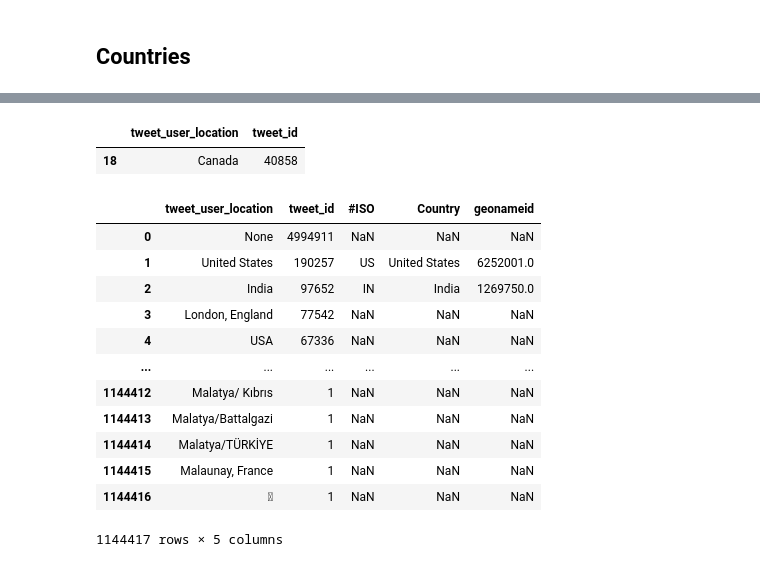
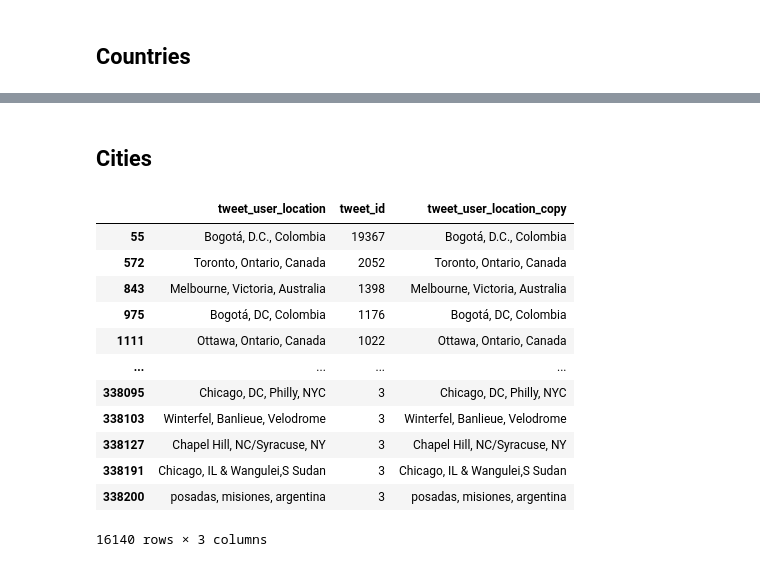
Before and after one commit to chumlab/covid19project, a Jupyter notebook: experimentation.ipynb, the cells around one changed output, grey strips where cells are left out. Cells and saved outputs as stored; diff of their text form; code cells hidden in the pictures.

Commit message:
New admin1 dataset, smart-spliting multi-part locations

```diff
--- a/experimentation.ipynb
+++ b/experimentation.ipynb
@@ -85,0 +88,34 @@ df
+# %%
+# Make a copy of 'tweet_user_location' so we leave the original intact
+df['tweet_user_location_copy'] = df['tweet_user_location']
+
+# Discard specific 'tweet_user_location' strings
+tweet_user_location_discard = ['None', '\\N']
+df = df[~df['tweet_user_location'].isin(tweet_user_location_discard)]
+
+# Discard locations that don't exist more than 2 times
+df = df[df['tweet_id'] > 2]
+
+# Filter out emojis and other symbols
+# * https://stackoverflow.com/a/49986645
+# * https://www.ling.upenn.edu/courses/Spring_2003/ling538/UnicodeRanges.html (Unicode symbol ranges)
+import re
+def deEmojify(text):
+    regrex_pattern = re.compile(pattern = "["
+        u"\U0001F600-\U0001F64F"  # emojis: emoticons
+        u"\U0001F300-\U0001F5FF"  # emojis: symbols & pictographs
+        u"\U0001F680-\U0001F6FF"  # emojis: transport & map symbols
+        u"\U0001F1E0-\U0001F1FF"  # emojis: flags (iOS)
+        u"\U00002700-\U000027BF"  # 'Dingbats' http://www.unicode.org/charts/PDF/U2700.pdf
+                           "]+", flags = re.UNICODE)
+    return regrex_pattern.sub(r'',text)
+df['tweet_user_location_copy'] = df['tweet_user_location_copy'].map(lambda x: deEmojify(x))
+
+# Truncate leading and trailing spaces
+df['tweet_user_location_copy'] = df['tweet_user_location_copy'].map(lambda x: x.strip())
+
+# Truncate trailing "," and "." characters
+df['tweet_user_location_copy'] = df['tweet_user_location_copy'].map(lambda x: x.rstrip(','))
+df['tweet_user_location_copy'] = df['tweet_user_location_copy'].map(lambda x: x.rstrip('.'))
+
+df
@@ -87,0 +185,2 @@ df
+# %% [markdown]
+## Cities
@@ -88,27 +194,16 @@ df
 # %%
-df[df['tweet_user_location'] == 'Canada']
+df[df['tweet_user_location'].str.contains(',.+,')]
 # %% [output]
-|  | tweet_user_location | tweet_id |
-| 18 | Canada | 40858 |
+|  | tweet_user_location | tweet_id | tweet_user_location_copy |
+| 55 | Bogotá, D.C., Colombia | 19367 | Bogotá, D.C., Colombia |
+| 572 | Toronto, Ontario, Canada | 2052 | Toronto, Ontario, Canada |
+| 843 | Melbourne, Victoria, Australia | 1398 | Melbourne, Victoria, Australia |
+| 975 | Bogotá, DC, Colombia | 1176 | Bogotá, DC, Colombia |
+| 1111 | Ottawa, Ontario, Canada | 1022 | Ottawa, Ontario, Canada |
+| ... | ... | ... | ... |
+| 338095 | Chicago, DC, Philly, NYC | 3 | Chicago, DC, Philly, NYC |
+| 338103 | Winterfel, Banlieue, Velodrome | 3 | Winterfel, Banlieue, Velodrome |
+| 338127 | Chapel Hill, NC/Syracuse, NY | 3 | Chapel Hill, NC/Syracuse, NY |
+| 338191 | Chicago, IL & Wangulei,S Sudan | 3 | Chicago, IL & Wangulei,S Sudan |
+| 338200 | posadas, misiones, argentina | 3 | posadas, misiones, argentina |
+16140 rows × 3 columns
-# %%
-# df[df['tweet_user_location'].isin(simple_countries_df['Country'])]
-simple_countries_df = countries_df[['#ISO','Country', 'geonameid']]#.set_index('Country')
-
-# Merge in country info (with goenameid) when there's an exact country match
-
-pd.merge(df, simple_countries_df, how='left', left_on='tweet_user_location', right_on='Country')
-# pd.merge(df, simple_countries_df, left_on='tweet_user_location', right_on='Country')
-# %% [output]
-|  | tweet_user_location | tweet_id | #ISO | Country | geonameid |
-| 0 | None | 4994911 | NaN | NaN | NaN |
-| 1 | United States | 190257 | US | United States | 6252001.0 |
-| 2 | India | 97652 | IN | India | 1269750.0 |
-| 3 | London, England | 77542 | NaN | NaN | NaN |
-| 4 | USA | 67336 | NaN | NaN | NaN |
-| ... | ... | ... | ... | ... | ... |
-| 1144412 | Malatya/ Kıbrıs | 1 | NaN | NaN | NaN |
-| 1144413 | Malatya/Battalgazi | 1 | NaN | NaN | NaN |
-| 1144414 | Malatya/TÜRKİYE | 1 | NaN | NaN | NaN |
-| 1144415 | Malaunay, France | 1 | NaN | NaN | NaN |
-| 1144416 | 󾠏 | 1 | NaN | NaN | NaN |
-1144417 rows × 5 columns
```
Also changed, not shown: parts of 17 cells of this notebook, 1 other file.
